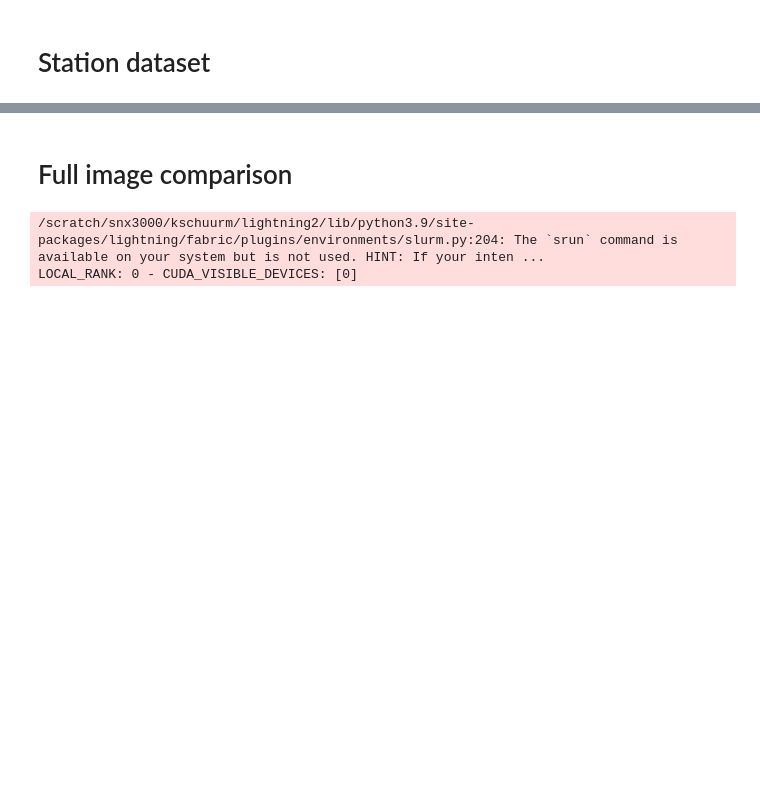
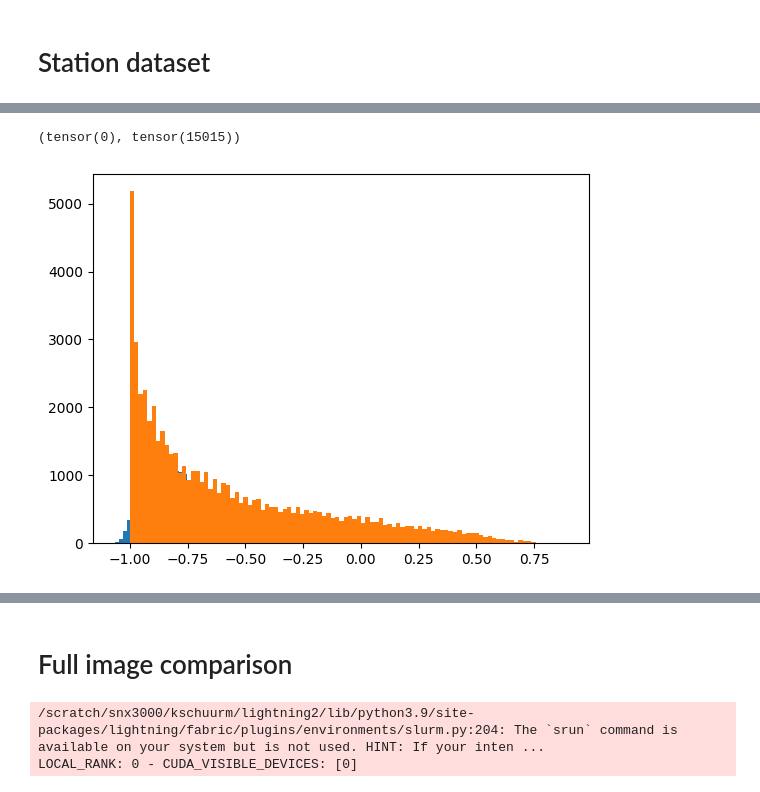
Before and after one commit to KRS-dev/irradiance_estimation, a Jupyter notebook: inference/inference.ipynb, the cells around one changed output, grey strips where cells are left out. Cells and saved outputs as stored; diff of their text form; code cells hidden in the pictures; blank space fills up the shorter version.

```diff
--- a/inference/inference.ipynb
+++ b/inference/inference.ipynb
@@ -212,18 +211,8 @@ HPU available: False, using: 0 HPUs
 # %% [markdown]
 # Station dataset
 # %%
-stations = ["CAB", "CAR", "CEN", "MIL", "NOR", "PAL", "PAY", "TAB", "TOR", "VIS"]
+test_datasets = [GroundstationDataset2('/home/kr/Documents/Solar_Power_Forecasting/03_ground_stations/DWD/DWD_SOLAR_01078.zarr',
+                                config.y_vars, config.x_vars, config.x_features, config.patch_size['x'], config.transform, config.target_transform)]
 
-test_datasets = [
-    GroundstationDataset(
-        nm,
-        config.y_vars,
-        config.x_vars,
-        config.x_features,
-        patch_size=15,
-        time_window=12,
-        transform=config.transform,
-        target_transform=config.target_transform,
-    )
-    for nm in stations]
+stations = ['DWD_SOLAR_01078']
 # %% [output]
@@ -262,3 +228,13 @@ predictions_stations = { nm: {'y_hat': torch.cat([p[0] for p in pred]),
+# %%
+y_hat = predictions_stations['DWD_SOLAR_01078']['y_hat']
+y = predictions_stations['DWD_SOLAR_01078']['y']
+_  = plt.hist(y_hat.numpy(), bins=100)
+_ = plt.hist(y.numpy(), bins=100)
+
+y.isnan().sum(), y_hat.isnan().sum()
+# %% [output]
+(tensor(0), tensor(15015))
+[figure, added]
 # %%
 from torchmetrics import R2Score
 
```
Also changed, not shown: parts of 9 cells of this notebook, 1 other file.
